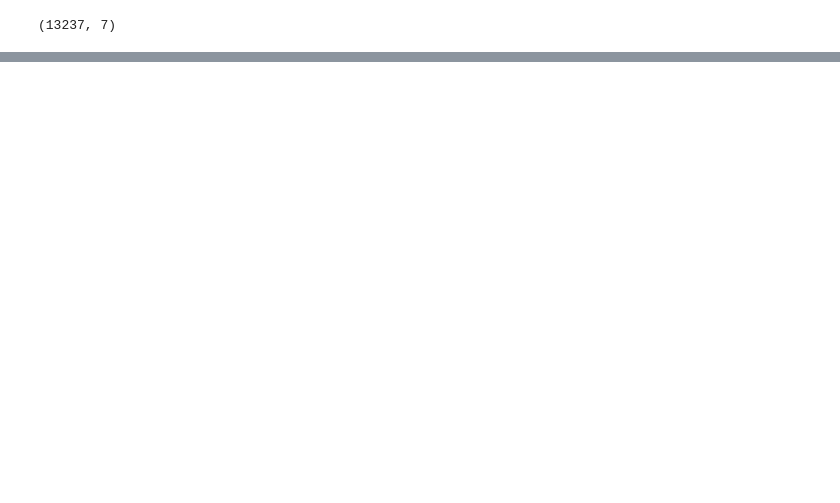
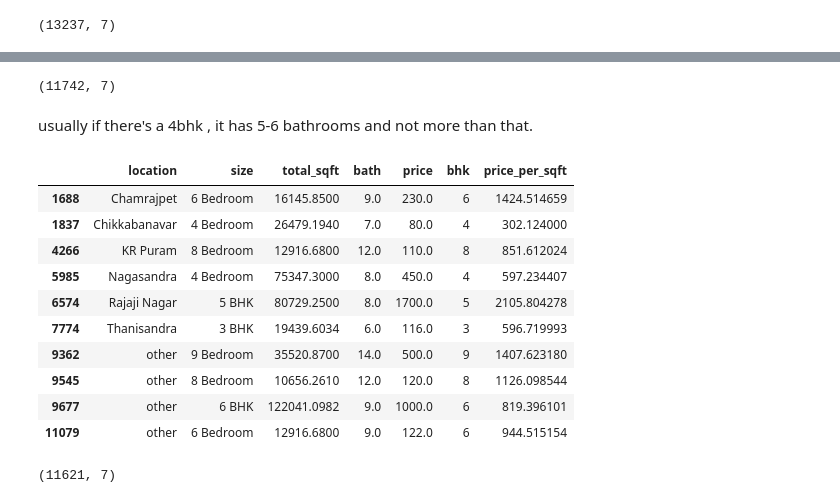
Before and after one commit to Swaraj07082/Real_estate-price-prediction, a Jupyter notebook: code.ipynb, the cells around one changed output, grey strips where cells are left out. Drawn from its saved outputs; the diff is of its cells as text; code cells hidden in the pictures; blank space fills up the shorter version.

Commit message:
data cleaning complete

```diff
--- a/code.ipynb
+++ b/code.ipynb
@@ -443,3 +460,6 @@ df5.shape
 df6.shape
 # %% [output]
 (13237, 7)
+# %%
+for key , subdf in df6.groupby('location'):
+    print(key , subdf)
@@ -445,0 +484,31 @@ df6.shape
+# %%
+def remove_outliers(df):
+    df_out = pd.DataFrame()
+    for key , subdf in df.groupby('location'):
+     m = np.mean(subdf.price_per_sqft)
+     st = np.std( subdf.price_per_sqft)
+     reduced_df = subdf[(subdf.price_per_sqft>(m-st)) & (subdf.price_per_sqft<=(m+st))]
+     df_out = pd.concat([df_out , reduced_df] , ignore_index=True)
+    return df_out
+# %%
+df7 = remove_outliers(df6)
+# %%
+df7.shape
+# %% [output]
+(11742, 7)
+# %% [markdown]
+usually if there's a 4bhk , it has 5-6 bathrooms and not more than that.
+# %%
+df7[df7['bath'] > df7['bhk']+2]
+# %% [output]
+|  | location | size | total_sqft | bath | price | bhk | price_per_sqft |
+| 1688 | Chamrajpet | 6 Bedroom | 16145.8500 | 9.0 | 230.0 | 6 | 1424.514659 |
+| 1837 | Chikkabanavar | 4 Bedroom | 26479.1940 | 7.0 | 80.0 | 4 | 302.124000 |
+| 4266 | KR Puram | 8 Bedroom | 12916.6800 | 12.0 | 110.0 | 8 | 851.612024 |
+| 5985 | Nagasandra | 4 Bedroom | 75347.3000 | 8.0 | 450.0 | 4 | 597.234407 |
+| 6574 | Rajaji Nagar | 5 BHK | 80729.2500 | 8.0 | 1700.0 | 5 | 2105.804278 |
+| 7774 | Thanisandra | 3 BHK | 19439.6034 | 6.0 | 116.0 | 3 | 596.719993 |
+| 9362 | other | 9 Bedroom | 35520.8700 | 14.0 | 500.0 | 9 | 1407.623180 |
+| 9545 | other | 8 Bedroom | 10656.2610 | 12.0 | 120.0 | 8 | 1126.098544 |
+| 9677 | other | 6 BHK | 122041.0982 | 9.0 | 1000.0 | 6 | 819.396101 |
+| 11079 | other | 6 Bedroom | 12916.6800 | 9.0 | 122.0 | 6 | 944.515154 |
@@ -445,0 +517,4 @@ df6.shape
+# %%
+df8.shape
+# %% [output]
+(11621, 7)
```
Also changed, not shown: parts of 18 cells of this notebook.
